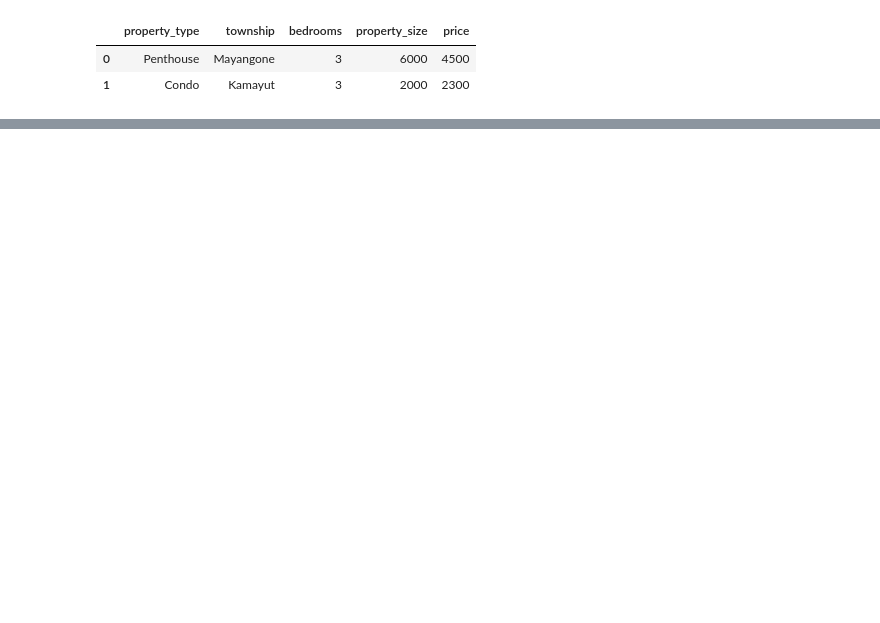
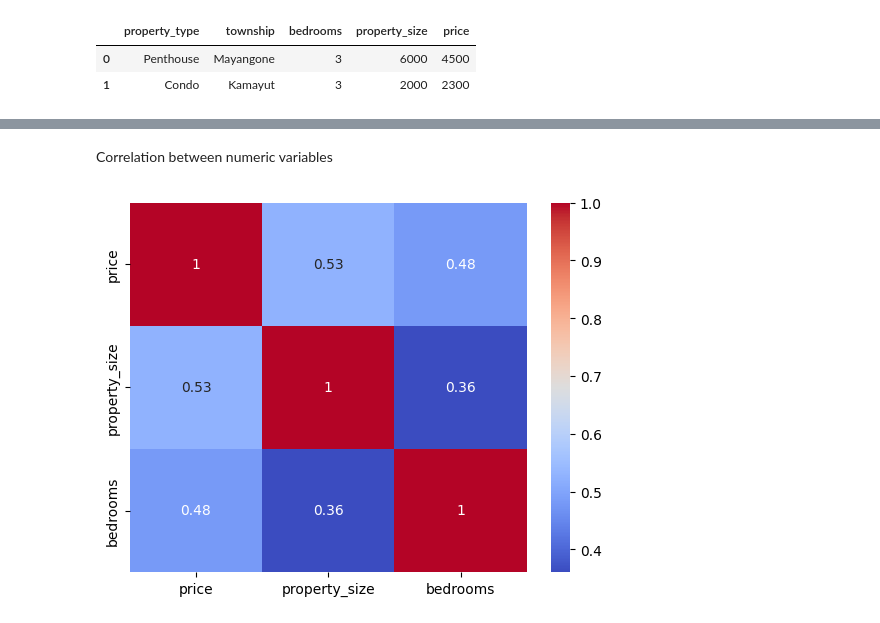
Before and after one commit to EiPhyuSinn/Data_science_end_to_end, a Jupyter notebook: EDA/data_analysis.ipynb, the cells around one changed output, grey strips where cells are left out. Cells and saved outputs as stored; diff of their text form; code cells hidden in the pictures; blank space fills up the shorter version.

```diff
--- a/EDA/data_analysis.ipynb
+++ b/EDA/data_analysis.ipynb
@@ -91,0 +287,8 @@ df.head(2)
+# %% [markdown]
+Correlation between numeric variables
+# %%
+corr = data[['price','property_size','bedrooms']].corr()
+sns.heatmap(corr, annot=True, cmap='coolwarm')
+plt.show()
+# %% [output]
+[figure, added]
```
Also changed, not shown: parts of 22 cells of this notebook.
